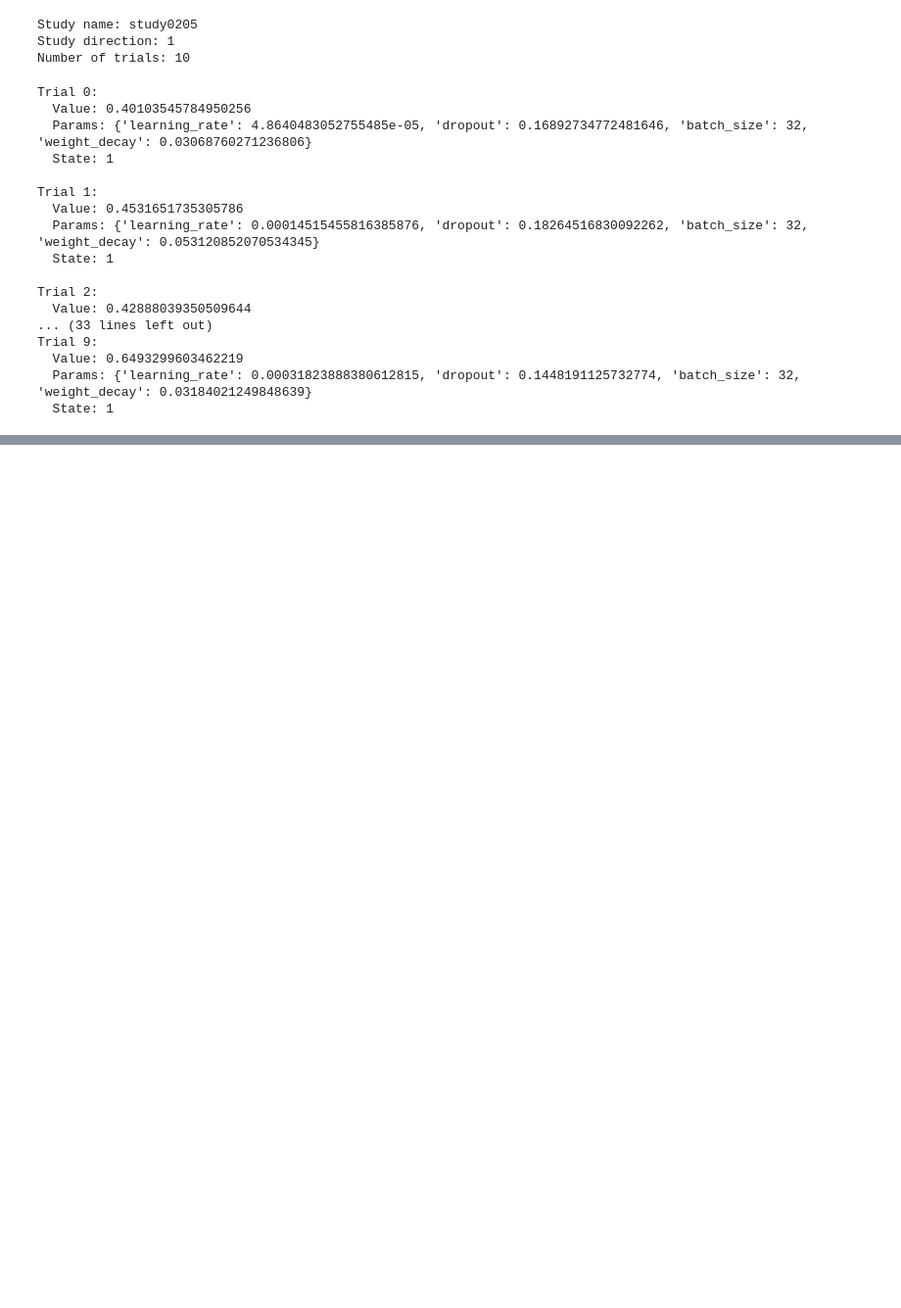
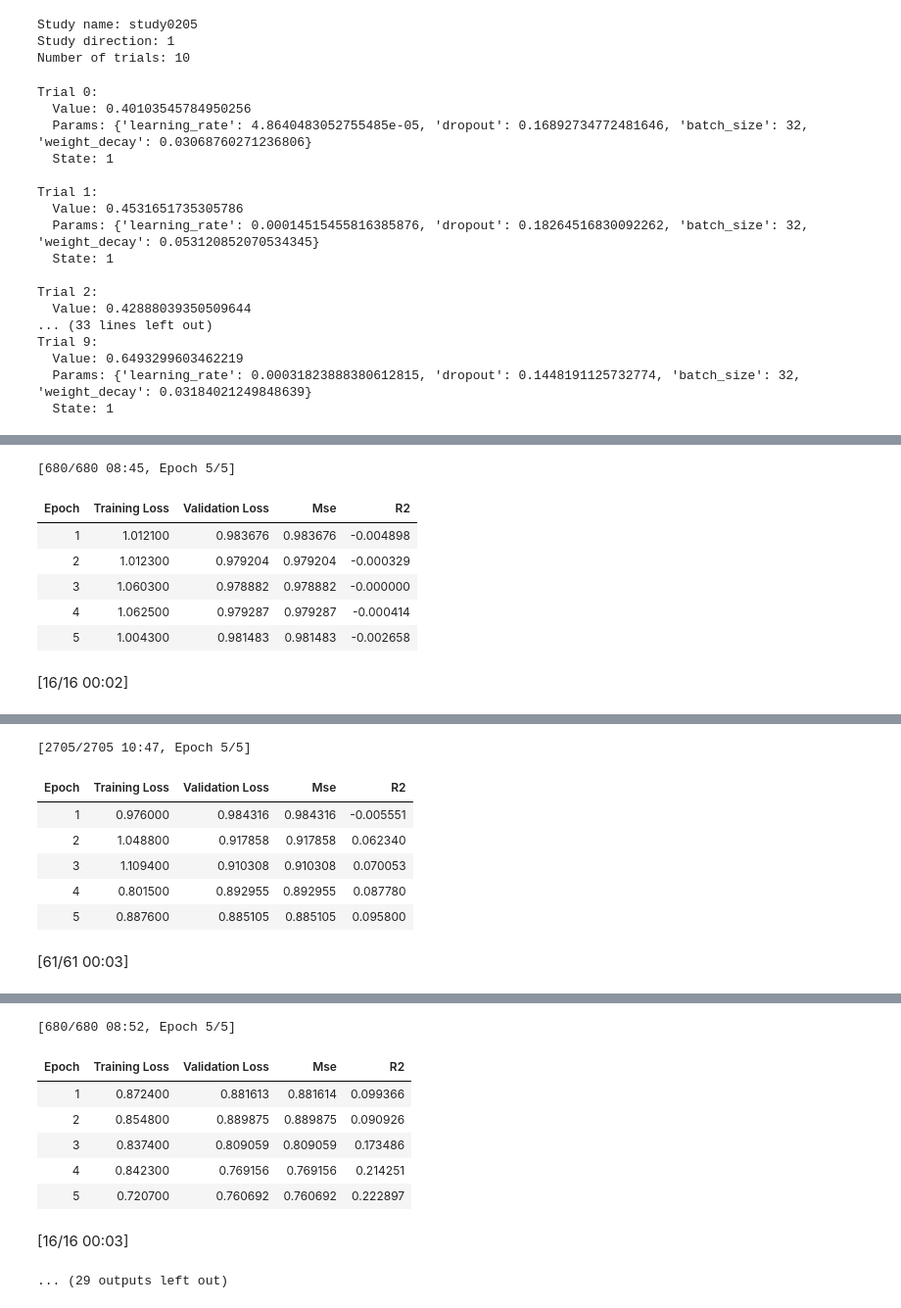
Before and after one commit to tzhsu211/CVS, a Jupyter notebook: Finetune0205.ipynb, the cells around one changed output, grey strips where cells are left out. Shown: that part at 98% size. Drawn from its saved outputs; the diff is of its cells as text; code cells hidden in the pictures; blank space fills up the shorter version.

```diff
--- a/Finetune0205.ipynb
+++ b/Finetune0205.ipynb
@@ -230,0 +258,18 @@ Trial 9:
+# %%
+study1 = optuna.create_study(
+    study_name="study0206",
+    direction='minimize',
+    storage='sqlite:////content/optuna_db/study1.db',
+    load_if_exists=True
+)
+
+study1.optimize(
+    lambda trial: objective(
+        trial,
+        google_bert_model,
+        "google-bert-base_optuna",
+        google_bert_train_dataset,
+        google_bert_test_dataset
+    ),
+    n_trials=10
+)
@@ -230,0 +300,7 @@ Trial 9:
+# %%
+for trial in study1.trials:
+    print(f"Trial {trial.number}:")
+    print(f"  Value: {trial.value}")
+    print(f"  Params: {trial.params}")
+    print(f"  State: {trial.state}")
+    print()
@@ -230,0 +337,19 @@ Trial 9:
+# %%
+study2 = optuna.create_study(
+    study_name="study0206_2",
+    direction='minimize',
+    storage='sqlite:////content/optuna_db/study2.db',
+    load_if_exists=True
+)
+
+study2.optimize(
+    lambda trial: objective(
+        trial,
+        google_bert_model,
+        "google-bert-base_optuna2",
+        google_bert_train_dataset,
+        google_bert_test_dataset
+    ),
+    n_trials=10
+)
+# %% [output]
@@ -230,0 +357,8 @@ Trial 9:
+[680/680 08:45, Epoch 5/5]
+| Epoch | Training Loss | Validation Loss | Mse | R2 |
+| 1 | 1.012100 | 0.983676 | 0.983676 | -0.004898 |
+| 2 | 1.012300 | 0.979204 | 0.979204 | -0.000329 |
+| 3 | 1.060300 | 0.978882 | 0.978882 | -0.000000 |
+| 4 | 1.062500 | 0.979287 | 0.979287 | -0.000414 |
+| 5 | 1.004300 | 0.981483 | 0.981483 | -0.002658 |
+[16/16 00:02]
@@ -230,0 +366,8 @@ Trial 9:
+[2705/2705 10:47, Epoch 5/5]
+| Epoch | Training Loss | Validation Loss | Mse | R2 |
+| 1 | 0.976000 | 0.984316 | 0.984316 | -0.005551 |
+| 2 | 1.048800 | 0.917858 | 0.917858 | 0.062340 |
+| 3 | 1.109400 | 0.910308 | 0.910308 | 0.070053 |
+| 4 | 0.801500 | 0.892955 | 0.892955 | 0.087780 |
+| 5 | 0.887600 | 0.885105 | 0.885105 | 0.095800 |
+[61/61 00:03]
@@ -230,0 +375,9 @@ Trial 9:
+[680/680 08:52, Epoch 5/5]
+| Epoch | Training Loss | Validation Loss | Mse | R2 |
+| 1 | 0.872400 | 0.881613 | 0.881614 | 0.099366 |
+| 2 | 0.854800 | 0.889875 | 0.889875 | 0.090926 |
+| 3 | 0.837400 | 0.809059 | 0.809059 | 0.173486 |
+| 4 | 0.842300 | 0.769156 | 0.769156 | 0.214251 |
+| 5 | 0.720700 | 0.760692 | 0.760692 | 0.222897 |
+[16/16 00:03]
+... (29 outputs left out)
```
Also changed, not shown: parts of 10 cells of this notebook.
